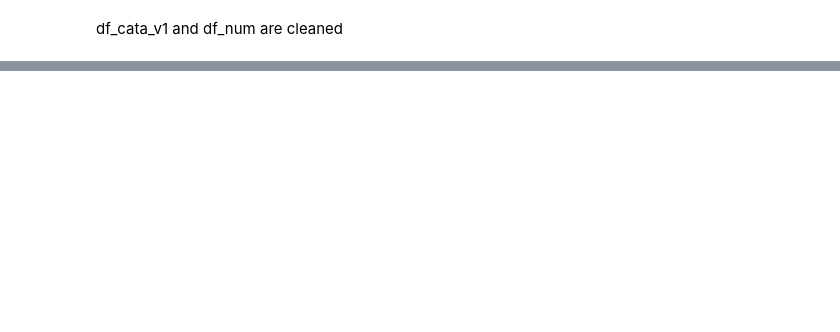
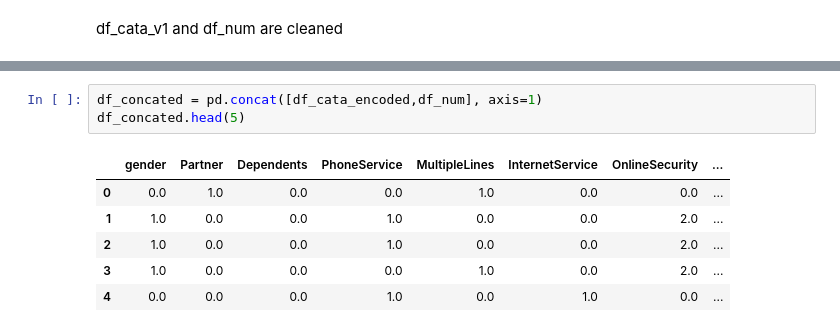
Before and after one commit to 7strickes/proj, a Jupyter notebook: proj_.ipynb, the cells around one changed output, grey strips where cells are left out. Saved outputs shown, nothing was run; the diff lists cells and outputs as text; blank space fills up the shorter version.

```diff
--- a/proj_.ipynb
+++ b/proj_.ipynb
@@ -148,0 +166,10 @@ memory usage: 220.2 KB
+# %%
+df_concated = pd.concat([df_cata_encoded,df_num], axis=1)
+df_concated.head(5)
+# %% [output]
+|  | gender | Partner | Dependents | PhoneService | MultipleLines | InternetService | OnlineSecurity | ... |
+| 0 | 0.0 | 1.0 | 0.0 | 0.0 | 1.0 | 0.0 | 0.0 | ... |
+| 1 | 1.0 | 0.0 | 0.0 | 1.0 | 0.0 | 0.0 | 2.0 | ... |
+| 2 | 1.0 | 0.0 | 0.0 | 1.0 | 0.0 | 0.0 | 2.0 | ... |
+| 3 | 1.0 | 0.0 | 0.0 | 0.0 | 1.0 | 0.0 | 2.0 | ... |
+| 4 | 0.0 | 0.0 | 0.0 | 1.0 | 0.0 | 1.0 | 0.0 | ... |
```
Also changed, not shown: parts of 10 cells of this notebook.
